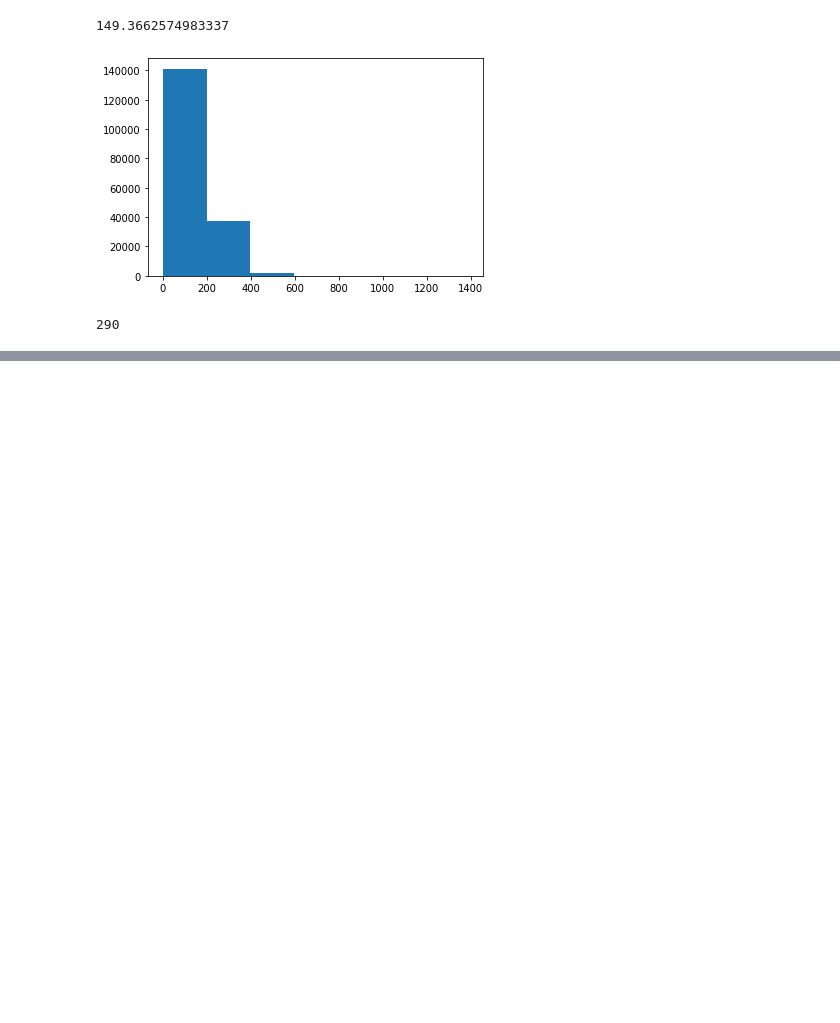
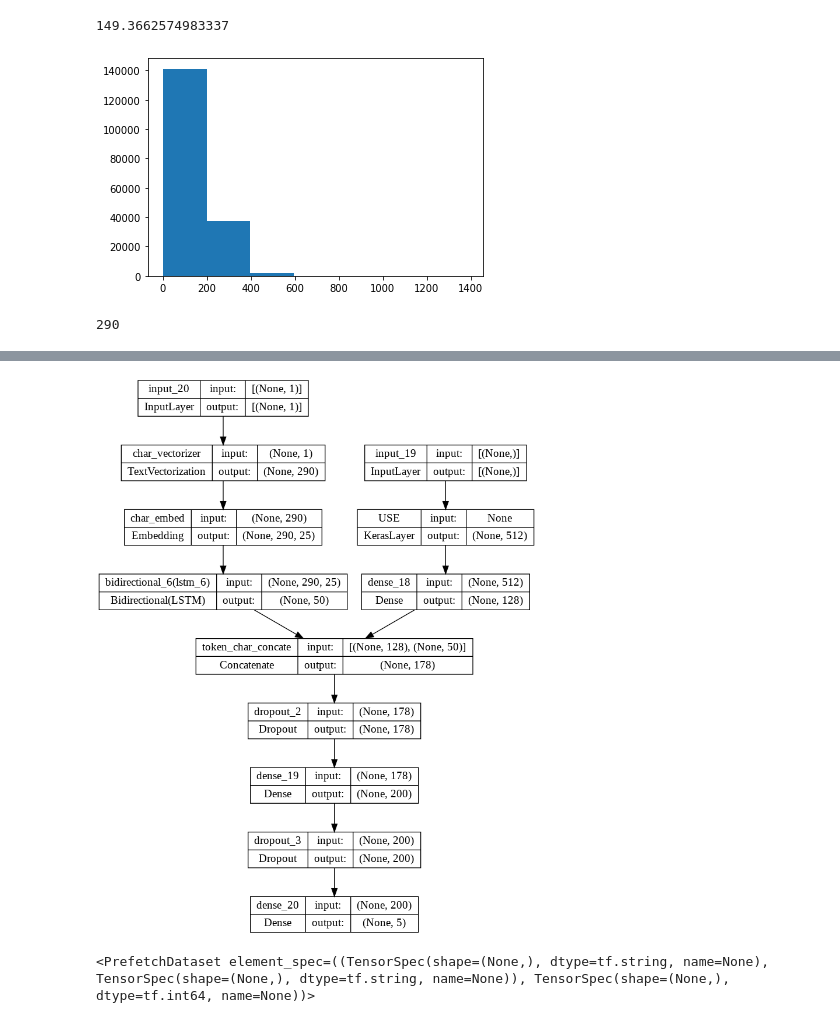
Before and after one commit to ayoubamazian/NLP, a Jupyter notebook: SkimLit_Project_With_NLP.ipynb, the cells around one changed output, grey strips where cells are left out. Drawn from its saved outputs; the diff is of its cells as text; code cells hidden in the pictures; blank space fills up the shorter version.

```diff
--- a/SkimLit_Project_With_NLP.ipynb
+++ b/SkimLit_Project_With_NLP.ipynb
@@ -499,0 +526,6 @@ seq_len
+# %%
+# Create char embedding layer
+char_embed = layers.Embedding(input_dim=NUM_CHAR_TOKENS, # number of different characters
+                              output_dim=25, # embedding dimension of each character (same as Figure 1 in https://arxiv.org/pdf/1612.05251.pdf)
+                              mask_zero=False, # don't use masks (this messes up model_5 if set to True)
+                              name="char_embed")
@@ -499,0 +660,33 @@ seq_len
+# %%
+#Create token model
+token_input = layers.Input(shape=[], dtype=tf.string)
+token_vector =  sentence_encoder_layer(token_input)
+token_dense = layers.Dense(128, activation="relu")(token_vector)
+token_model = tf.keras.Model(token_input, token_dense)
+
+#Create char model
+char_input = layers.Input(shape=(1,), dtype="string")
+char_vectors = char_vectorizer(char_input)
+char_embeddings = char_embed(char_vectors)
+char_lstm = layers.Bidirectional(layers.LSTM(25))(char_embeddings)
+char_model = tf.keras.Model(char_input, char_lstm)
+
+#Concatanate the models
+token_char_combine = layers.Concatenate(name="token_char_concate")([token_model.output,
+                                                                     char_model.output])
+
+#Create Output layers
+dropout_1 = layers.Dropout(0.5)(token_char_combine) # They used DropOut in the paper
+combined_dense = layers.Dense(200, activation="relu")(dropout_1)
+dropout_2 = layers.Dropout(0.5)(combined_dense)
+output_layer = layers.Dense(num_classes, activation="softmax")(dropout_2)
+
+#Create The model
+model_5 = tf.keras.Model(inputs = [token_model.input,char_model.input],
+                         outputs = output_layer,
+                         name="model_4_token_and_char_embeddings")
+
+model_5.compile(loss="sparse_categorical_crossentropy",
+                optimizer="adam",
+                metrics=['accuracy'])
+model_5.summary()
@@ -499,0 +711,25 @@ seq_len
+# %%
+# Plot hybrid token and character model
+from tensorflow.keras.utils import plot_model
+plot_model(model_5,show_shapes=True)
+# %% [output]
+[figure, added]
+# %%
+train_token_char_data = tf.data.Dataset.from_tensor_slices((train_sentences, train_chars))
+train_token_char_labels = tf.data.Dataset.from_tensor_slices(y_train)
+train_token_char_dataset = tf.data.Dataset.zip((train_token_char_data, train_token_char_labels))
+train_token_char_dataset = train_token_char_dataset.batch(32).prefetch(tf.data.AUTOTUNE)
+
+test_token_char_data = tf.data.Dataset.from_tensor_slices((test_sentences, test_chars))
+test_token_char_labels = tf.data.Dataset.from_tensor_slices(y_test)
+test_token_char_dataset = tf.data.Dataset.zip((test_token_char_data, test_token_char_labels))
+test_token_char_dataset = train_token_char_dataset.batch(32).prefetch(tf.data.AUTOTUNE)
+
+dev_token_char_data = tf.data.Dataset.from_tensor_slices((dev_sentences, dev_chars))
+dev_token_char_labels = tf.data.Dataset.from_tensor_slices(y_dev)
+dev_token_char_dataset = tf.data.Dataset.zip((dev_token_char_data, dev_token_char_labels))
+dev_token_char_dataset = dev_token_char_dataset.batch(32).prefetch(tf.data.AUTOTUNE)
+
+train_token_char_dataset
+# %% [output]
+<PrefetchDataset element_spec=((TensorSpec(shape=(None,), dtype=tf.string, name=None), TensorSpec(shape=(None,), dtype=tf.string, name=None)), TensorSpec(shape=(None,), dtype=tf.int64, name=None))>
```
Also changed, not shown: parts of 32 cells of this notebook.
